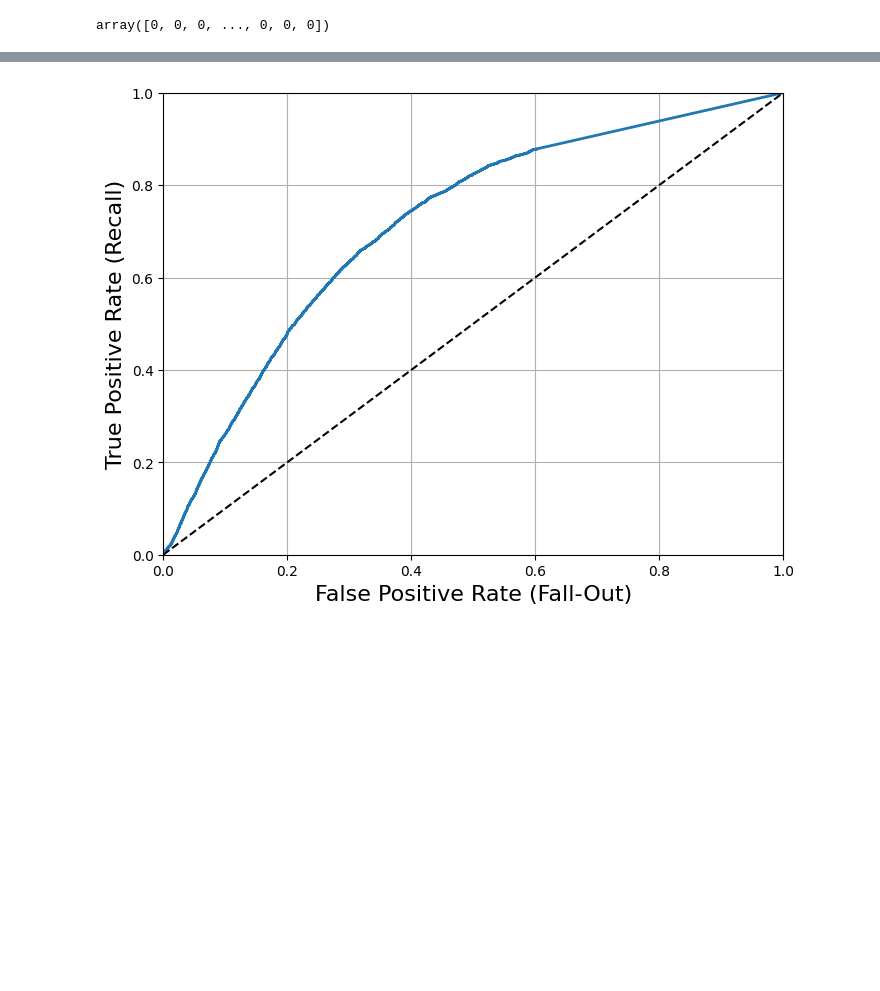
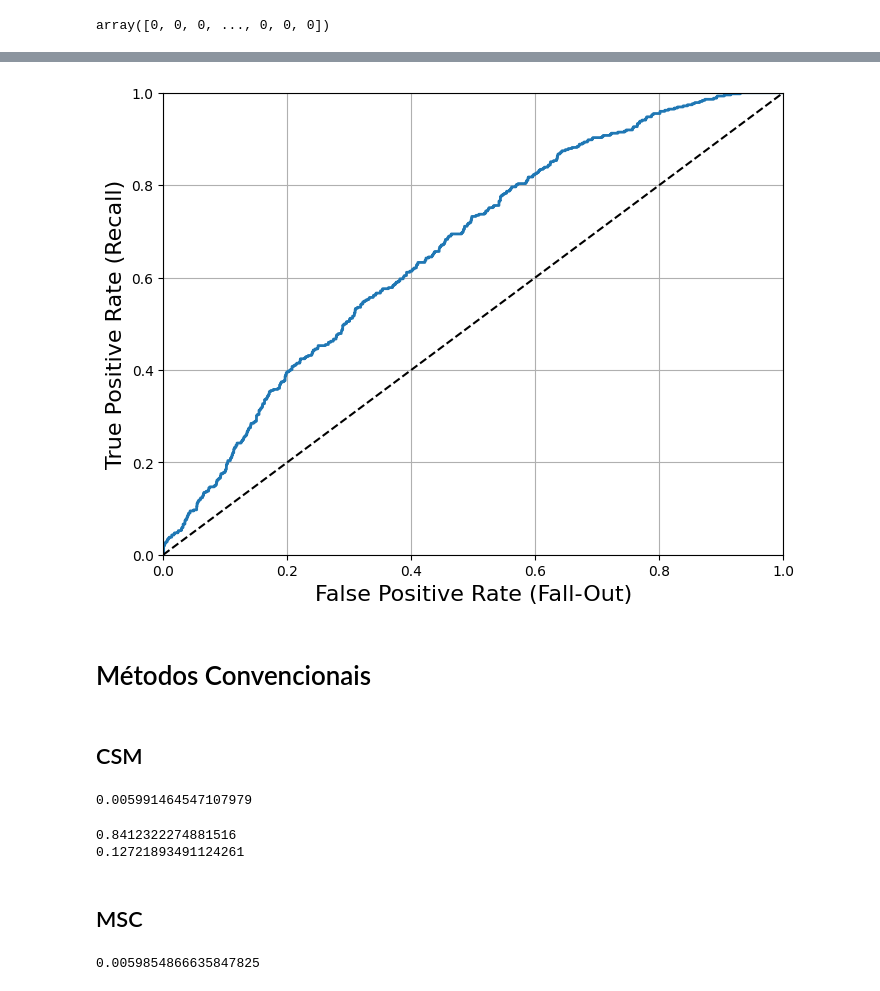
Before and after one commit to Jeisianyf/IC_ML, a Jupyter notebook: SVM/svm.ipynb, the cells around one changed output, grey strips where cells are left out. Drawn from its saved outputs; the diff is of its cells as text; code cells hidden in the pictures; blank space fills up the shorter version.

```diff
--- a/SVM/svm.ipynb
+++ b/SVM/svm.ipynb
@@ -324,19 +569,13 @@ X_test_nh = np.abs(X_test_nh)
 from sklearn.preprocessing import StandardScaler
 
 scaler = StandardScaler()
-X_train = scaler.fit_transform(X_train)
-X_test = scaler.transform(X_test)
+X_train_nh = scaler.fit_transform(X_train_nh)
+X_test_nh = scaler.transform(X_test_nh)
 # %%
 from sklearn.linear_model import SGDClassifier
 
-
-param_grid_sgd = {
-    'alpha': [0.001, 0.01, 0.1, 1, 10, 20, 100],
-    'loss': ['hinge', 'log', 'modified_huber', 'squared_hinge', 'perceptron'],
-
-}
-
-model_sgd_nh = SGDClassifier(max_iter=1000)
+model_sgd_nh = SGDClassifier(max_iter=300, early_stopping=True, random_state=42, verbose=2)
 
 grid_sgd_nh = GridSearchCV(model_sgd_nh, param_grid_sgd, cv=10, scoring='roc_auc')
+
 grid_sgd_nh.fit(X_train_nh, y_train_nh)
@@ -375,7 +591,8 @@ print(best_score_sgd_nh)
 # %%
 final_model_sgd_nh = SGDClassifier(
-    alpha= best_params_sgd_nh['alpha'],
-    loss= best_params_sgd_nh['loss'],
+    alpha= best_params_sgd['alpha'],
+    loss= best_params_sgd['loss'],
+    penalty= best_params_sgd['penalty'],
 )
 
 final_model_sgd_nh.fit(X_train_nh, y_train_nh)
@@ -455,22 +674,24 @@ roc_auc_score(y_test_nh, y_proba_nh[:,1])
 # %%
 from sklearn.metrics import roc_curve
 
-fpr_rna, tpr_rna, threshold = roc_curve(y_test_nh, y_proba_nh[:,1])
+fpr_f0, tpr_f0, threshold = roc_curve(y_test_nh, y_proba_nh[:,1])
 # %%
 def plot_roc_curve(fpr, tpr, label=None):
     plt.plot(fpr, tpr, linewidth=2, label=label)
     plt.plot([0, 1], [0, 1], 'k--') # dashed diagonal
     plt.axis([0, 1, 0, 1])                                    # Not shown in the book
     plt.xlabel('False Positive Rate (Fall-Out)', fontsize=16) # Not shown
     plt.ylabel('True Positive Rate (Recall)', fontsize=16)    # Not shown
     plt.grid(True)                                            # Not shown
 
 plt.figure(figsize=(8, 6))                                    # Not shown
-plot_roc_curve(fpr_rna, tpr_rna)
+plot_roc_curve(fpr_f0, tpr_f0)
 #fpr_90 = fpr[np.argmax(tpr >= recall_90_precision)]           # Not shown
 #plt.plot([fpr_90, fpr_90], [0., recall_90_precision], "r:")   # Not shown
 #plt.plot([0.0, fpr_90], [recall_90_precision, recall_90_precision], "r:")  # Not shown
 #plt.plot([fpr_90], [recall_90_precision], "ro")               # Not shown
 plt.show()
 # %% [output]
-[figure, old version]
+[figure, new version]
+# %% [markdown]
+# Métodos Convencionais
@@ -476,0 +706,11 @@ plt.show()
+# %% [markdown]
+## CSM
+# %%
+CSM=(np.power((1/M)*np.sum(np.cos(teta),axis=1),2))+(np.power((1/M)*np.sum(np.sin(teta),axis=1),2))
+
+from scipy.stats.distributions import chi2
+
+VC_CSM=chi2.ppf(1-alfa, df=2)/(2*M)
+VC_CSM
+# %% [output]
+0.005991464547107979
@@ -476,0 +742,16 @@ plt.show()
+# %%
+print(y_CSM_txd)
+print(y_CSM_fp)
+# %% [output]
+0.8412322274881516
+0.12721893491124261
+# %% [markdown]
+## MSC
+# %%
+MSC=(np.abs(np.sum(X_test_rec_nh.loc[:,:500],axis=1))**2)/(M*np.sum((np.abs(X_test_rec_nh.loc[:,:500])**2),axis=1))
+MSC = np.reshape(MSC,(1,len(MSC)))
+
+VC_MSC=1-(alfa**(1/(M-1)))
+VC_MSC
+# %% [output]
+0.0059854866635847825
```
Also changed, not shown: parts of 58 cells of this notebook, 6 other files.
